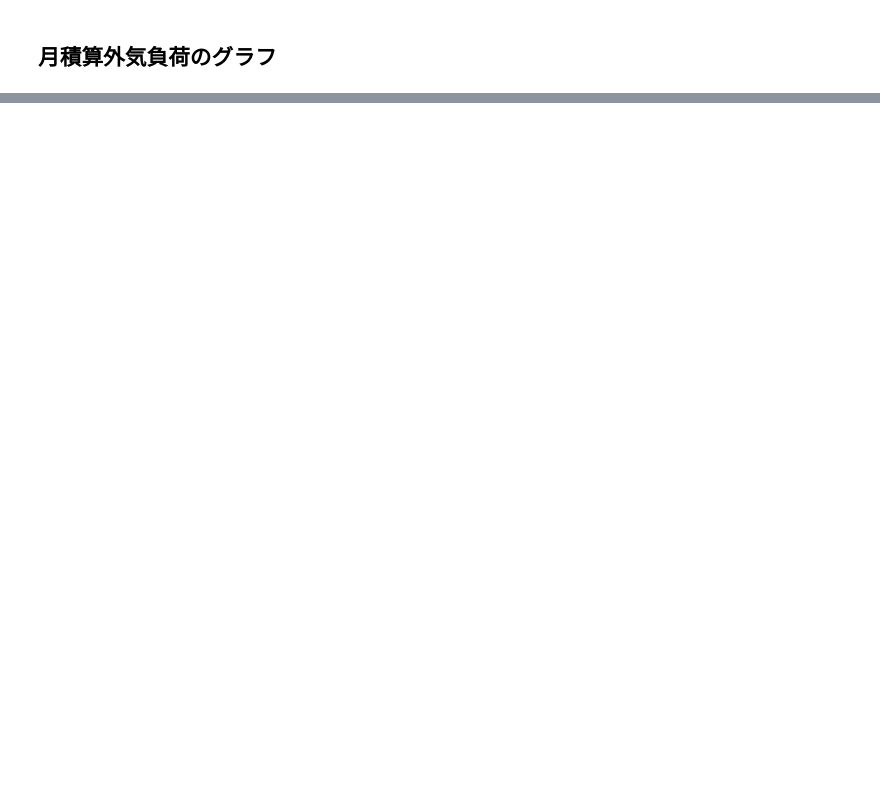
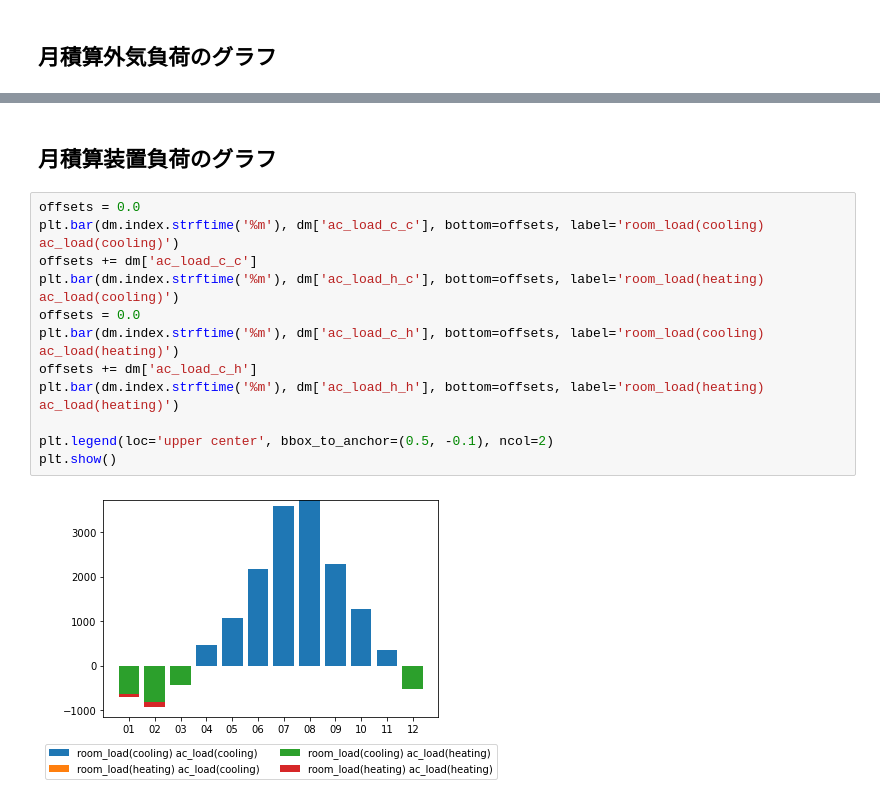
Before and after one commit to satoh-er/builelib_viewer, a Jupyter notebook: builelib_viewer.ipynb, the cells around one changed output, grey strips where cells are left out. Saved outputs shown, nothing was run; the diff lists cells and outputs as text; blank space fills up the shorter version.

```diff
--- a/builelib_viewer.ipynb
+++ b/builelib_viewer.ipynb
@@ -81,0 +123,16 @@ plt.show()
+# %% [markdown]
+## 月積算装置負荷のグラフ
+# %%
+offsets = 0.0
+plt.bar(dm.index.strftime('%m'), dm['ac_load_c_c'], bottom=offsets, label='room_load(cooling) ac_load(cooling)')
+offsets += dm['ac_load_c_c']
+plt.bar(dm.index.strftime('%m'), dm['ac_load_h_c'], bottom=offsets, label='room_load(heating) ac_load(cooling)')
+offsets = 0.0
+plt.bar(dm.index.strftime('%m'), dm['ac_load_c_h'], bottom=offsets, label='room_load(cooling) ac_load(heating)')
+offsets += dm['ac_load_c_h']
+plt.bar(dm.index.strftime('%m'), dm['ac_load_h_h'], bottom=offsets, label='room_load(heating) ac_load(heating)')
+
+plt.legend(loc='upper center', bbox_to_anchor=(0.5, -0.1), ncol=2)
+plt.show()
+# %% [output]
+[figure, added]
```
Also changed, not shown: parts of 11 cells of this notebook.
